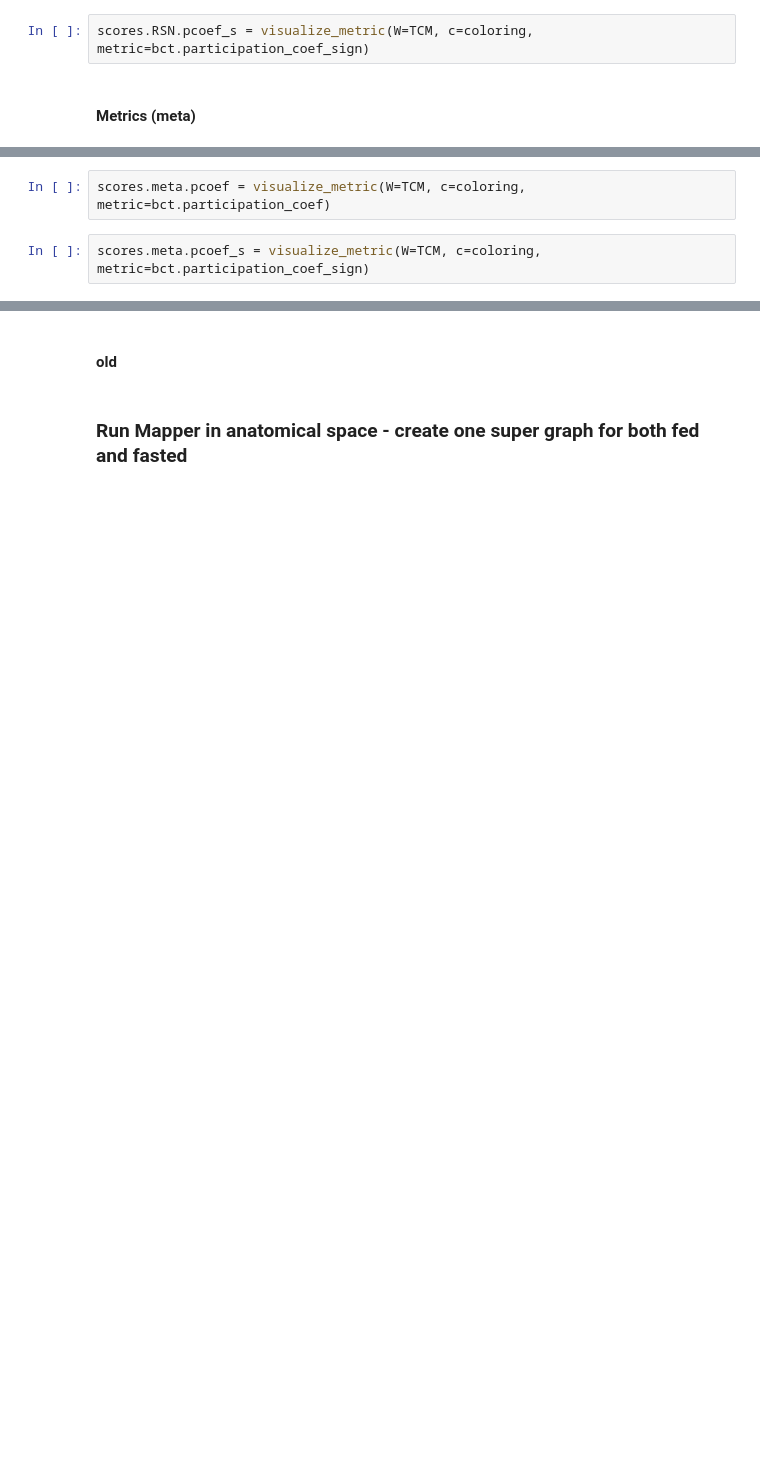
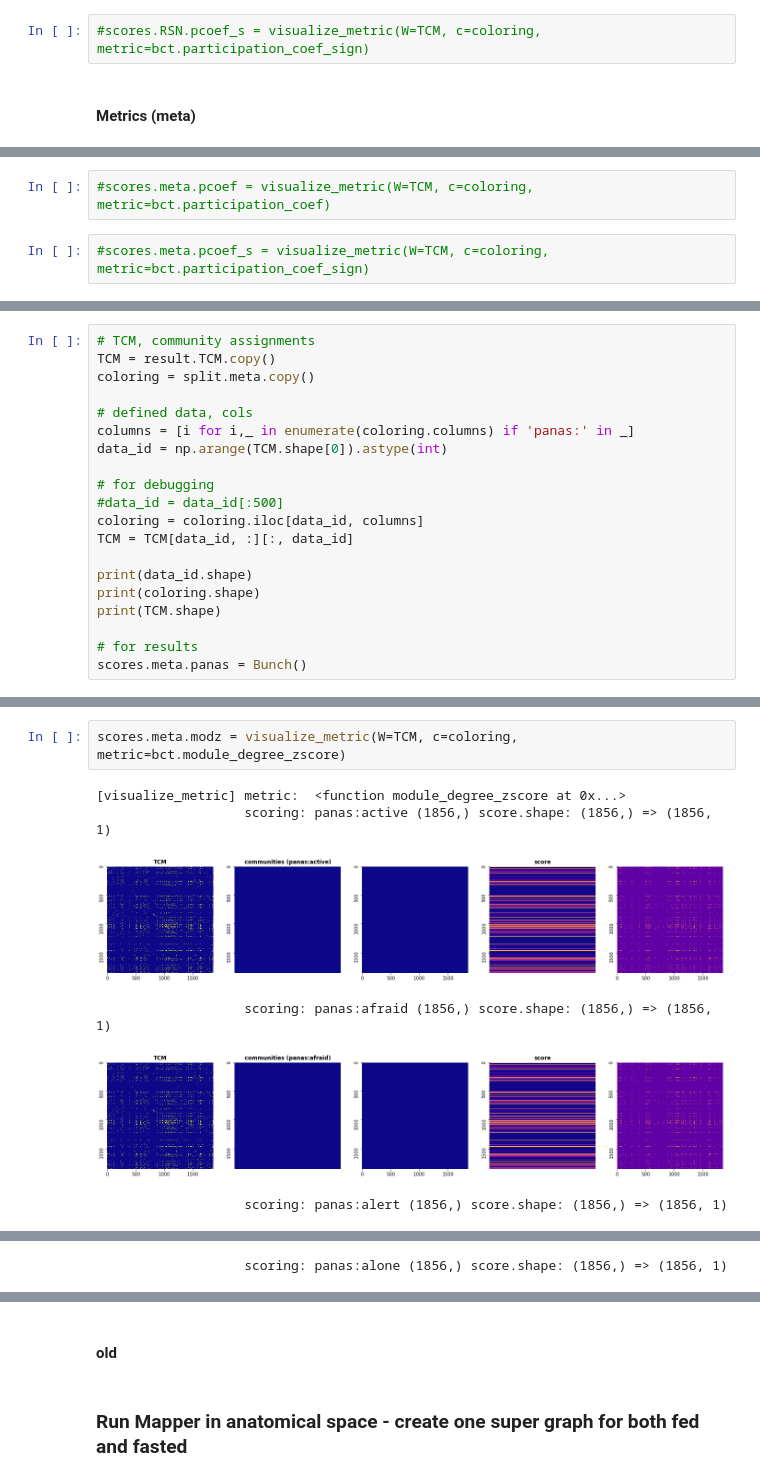
Before and after one commit to calebgeniesse/caffeine-mapper, a Jupyter notebook: fedvfast-caleb-mini.ipynb, the cells around one changed output, grey strips where cells are left out. Drawn from its saved outputs; the diff is of its cells as text; blank space fills up the shorter version.

```diff
--- a/fedvfast-caleb-mini.ipynb
+++ b/fedvfast-caleb-mini.ipynb
@@ -214,4 +271,4 @@ scores.RSN.pcoef = visualize_metric(W=TCM, c=coloring, metric=bct.participation_
 # %%
-scores.RSN.pcoef_s = visualize_metric(W=TCM, c=coloring, metric=bct.participation_coef_sign)
+#scores.RSN.pcoef_s = visualize_metric(W=TCM, c=coloring, metric=bct.participation_coef_sign)
 # %% [markdown]
 #### Metrics (meta)
@@ -225,4 +307,4 @@ scores.meta.modz = visualize_metric(W=TCM, c=coloring, metric=bct.module_degree_
 # %%
-scores.meta.pcoef = visualize_metric(W=TCM, c=coloring, metric=bct.participation_coef)
+#scores.meta.pcoef = visualize_metric(W=TCM, c=coloring, metric=bct.participation_coef)
 # %%
-scores.meta.pcoef_s = visualize_metric(W=TCM, c=coloring, metric=bct.participation_coef_sign)
+#scores.meta.pcoef_s = visualize_metric(W=TCM, c=coloring, metric=bct.participation_coef_sign)
@@ -228,0 +313,20 @@ scores.meta.pcoef_s = visualize_metric(W=TCM, c=coloring, metric=bct.participati
+# %%
+# TCM, community assignments
+TCM = result.TCM.copy()
+coloring = split.meta.copy()
+
+# defined data, cols
+columns = [i for i,_ in enumerate(coloring.columns) if 'panas:' in _]
+data_id = np.arange(TCM.shape[0]).astype(int)
+
+# for debugging
+#data_id = data_id[:500]
+coloring = coloring.iloc[data_id, columns]
+TCM = TCM[data_id, :][:, data_id]
+
+print(data_id.shape)
+print(coloring.shape)
+print(TCM.shape)
+
+# for results
+scores.meta.panas = Bunch()
@@ -228,0 +337,9 @@ scores.meta.pcoef_s = visualize_metric(W=TCM, c=coloring, metric=bct.participati
+# %%
+scores.meta.modz = visualize_metric(W=TCM, c=coloring, metric=bct.module_degree_zscore)
+# %% [output]
+[visualize_metric] metric:  <function module_degree_zscore at 0x...>
+                   scoring: panas:active (1856,) score.shape: (1856,) => (1856, 1)
+[figure, added]
+                   scoring: panas:afraid (1856,) score.shape: (1856,) => (1856, 1)
+[figure, added]
+                   scoring: panas:alert (1856,) score.shape: (1856,) => (1856, 1)
@@ -228,0 +347 @@ scores.meta.pcoef_s = visualize_metric(W=TCM, c=coloring, metric=bct.participati
+                   scoring: panas:alone (1856,) score.shape: (1856,) => (1856, 1)
```
Also changed, not shown: parts of 25 cells of this notebook, 11 other files.
